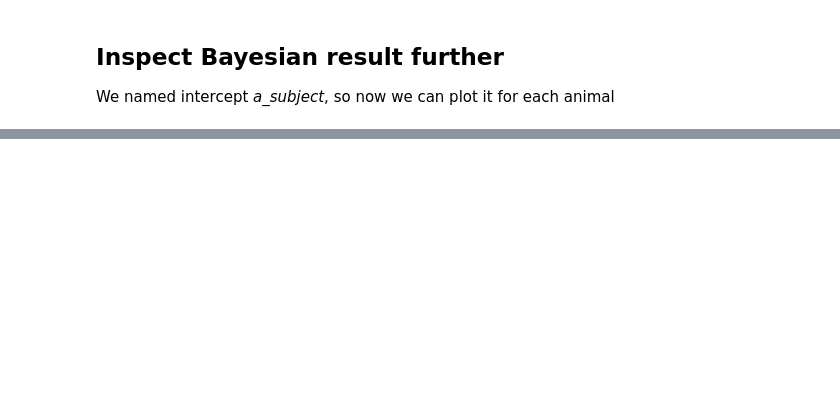
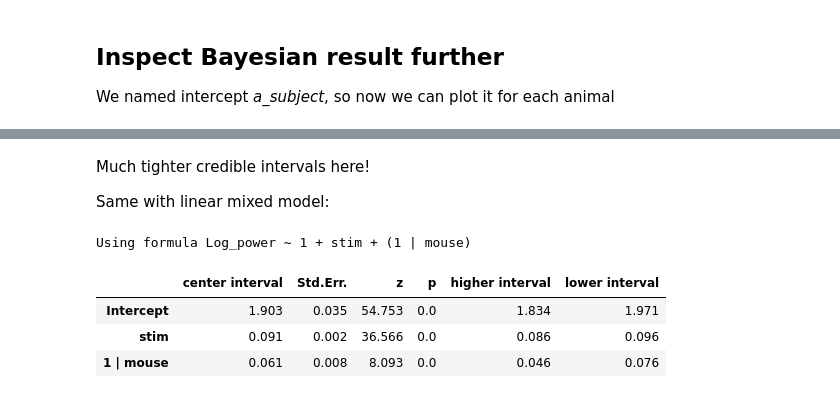
Before and after one commit to mmyros/bayes-window, a Jupyter notebook: docs/example_notebooks/lfp_example/quick_lfp.ipynb, the cells around one changed output, grey strips where cells are left out. Saved outputs shown, nothing was run; the diff lists cells and outputs as text; code cells hidden in the pictures; blank space fills up the shorter version.

```diff
--- a/docs/example_notebooks/lfp_example/quick_lfp.ipynb
+++ b/docs/example_notebooks/lfp_example/quick_lfp.ipynb
@@ -110,0 +156,15 @@ chart_intercepts | chart_power_difference
+# %% [markdown]
+Much tighter credible intervals here!
+
+Same with linear mixed model:
+# %%
+window=BayesWindow(df_monster,
+                   y='Log power', treatment='stim', group='mouse')
+window.fit_lme()
+window.posterior
+# %% [output]
+Using formula Log_power ~ 1 + stim + (1 | mouse)
+|  | center interval | Std.Err. | z | p | higher interval | lower interval |
+| Intercept | 1.903 | 0.035 | 54.753 | 0.0 | 1.834 | 1.971 |
+| stim | 0.091 | 0.002 | 36.566 | 0.0 | 0.086 | 0.096 |
+| 1 | mouse | 0.061 | 0.008 | 8.093 | 0.0 | 0.046 | 0.076 |
```
Also changed, not shown: parts of 16 cells of this notebook, 4 other files.
